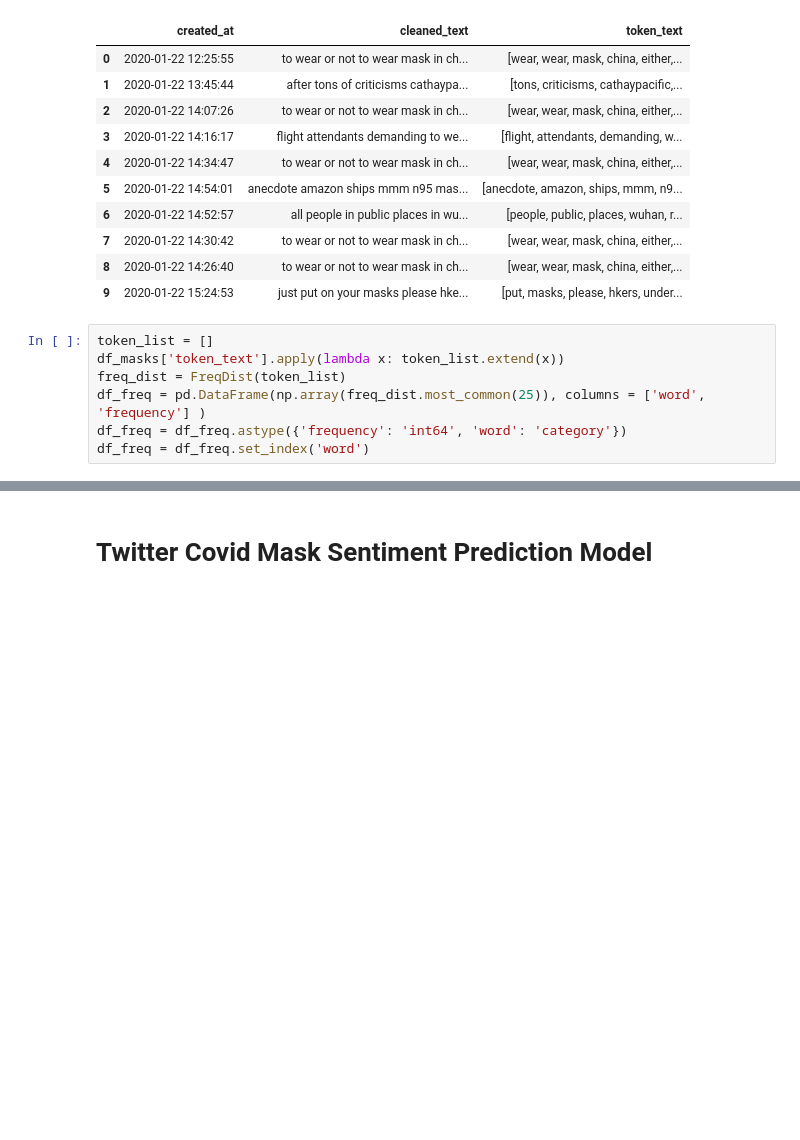
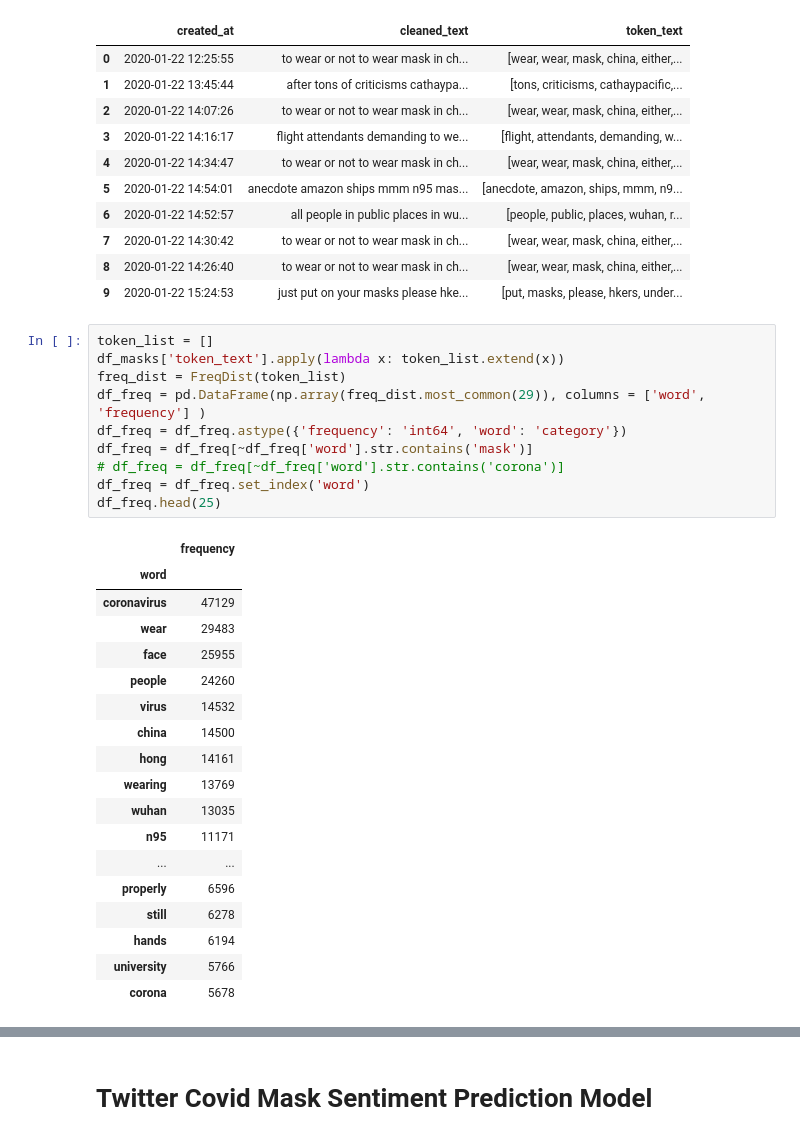
Before and after one commit to Jae-Ro/covid-19, a Jupyter notebook: Twitter Sentiment Data.ipynb, the cells around one changed output, grey strips where cells are left out. Saved outputs shown, nothing was run; the diff lists cells and outputs as text; blank space fills up the shorter version.

```diff
--- a/Twitter Sentiment Data.ipynb
+++ b/Twitter Sentiment Data.ipynb
@@ -387,10 +395,32 @@ df_tokens.head(10)
 # %%
 token_list = []
 df_masks['token_text'].apply(lambda x: token_list.extend(x))
 freq_dist = FreqDist(token_list)
-df_freq = pd.DataFrame(np.array(freq_dist.most_common(25)), columns = ['word', 'frequency'] )
+df_freq = pd.DataFrame(np.array(freq_dist.most_common(29)), columns = ['word', 'frequency'] )
 df_freq = df_freq.astype({'frequency': 'int64', 'word': 'category'})
+df_freq = df_freq[~df_freq['word'].str.contains('mask')]
+# df_freq = df_freq[~df_freq['word'].str.contains('corona')]
 df_freq = df_freq.set_index('word')
+df_freq.head(25)
+# %% [output]
+|  | frequency |
+| word |  |
+| coronavirus | 47129 |
+| wear | 29483 |
+| face | 25955 |
+| people | 24260 |
+| virus | 14532 |
+| china | 14500 |
+| hong | 14161 |
+| wearing | 13769 |
+| wuhan | 13035 |
+| n95 | 11171 |
+| ... | ... |
+| properly | 6596 |
+| still | 6278 |
+| hands | 6194 |
+| university | 5766 |
+| corona | 5678 |
 # %%
 sns.set()
 sns.set_palette('muted')
```
Also changed, not shown: parts of 15 cells of this notebook, 4 other files.
